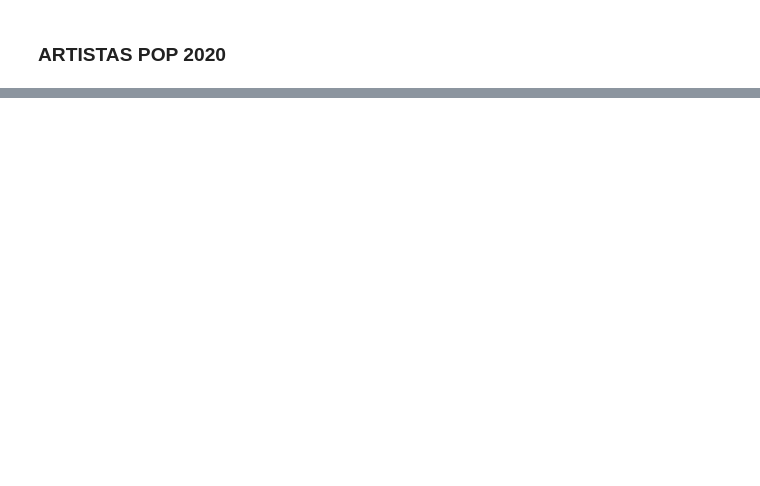
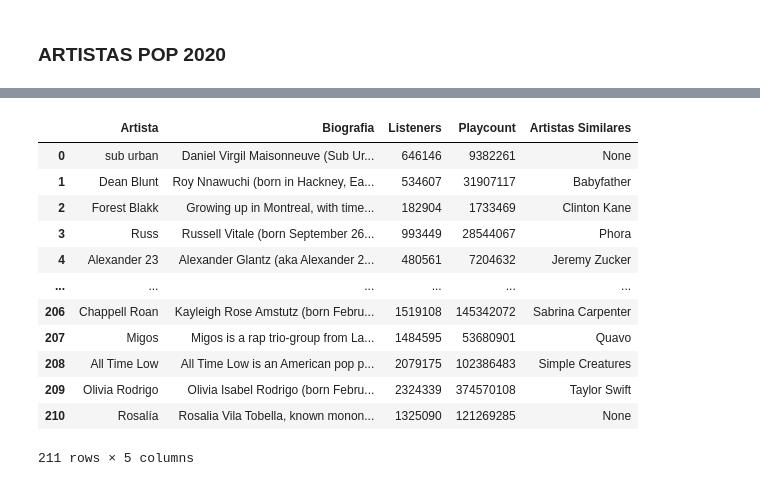
Before and after one commit to psainzpc/proyecto-da-promo-k-modulo-2-team-1, a Jupyter notebook: genero_pop.ipynb, the cells around one changed output, grey strips where cells are left out. Drawn from its saved outputs; the diff is of its cells as text; code cells hidden in the pictures; blank space fills up the shorter version.

```diff
--- a/genero_pop.ipynb
+++ b/genero_pop.ipynb
@@ -327,0 +363,37 @@ pd.DataFrame(artistas_2020_mb)
+# %%
+dic_artistas_2020 = {"Artista":[], "Biografia":[], "Listeners":[], "Playcount":[], "Artistas Similares":[]}
+for a in lista_artistas_2020:
+    params_info = {
+        'method': 'artist.getinfo',
+        'artist': a,
+        'api_key': api_key,
+        'format': 'json'
+        }
+    url = f"http://ws.audioscrobbler.com/2.0/"
+    respuesta = requests.get(url, params=params_info)
+    artista = respuesta.json()
+    try:
+        dic_artistas_2020['Artista'].append(artista["artist"]["name"])
+    except:
+        dic_artistas_2020["Artista"].append(None)
+    try:
+        dic_artistas_2020["Biografia"].append(artista["artist"]["bio"]["summary"])
+    except:
+        dic_artistas_2020["Biografia"].append(None)
+    try:
+        dic_artistas_2020["Listeners"].append(artista["artist"]["stats"]["listeners"])
+    except:
+        dic_artistas_2020["Listeners"].append(None)
+    try:
+        dic_artistas_2020["Playcount"].append(artista["artist"]["stats"]["playcount"])
+    except:
+        dic_artistas_2020["Playcount"].append(None)
+    try:
+        dic_artistas_2020["Artistas Similares"].append(artista["artist"]["similar"]["artist"][0]["name"])
+    except:
+        dic_artistas_2020["Artistas Similares"].append(None)
+print((dic_artistas_2020["Artista"]))
+print((dic_artistas_2020["Biografia"]))
+print((dic_artistas_2020["Listeners"]))
+print((dic_artistas_2020["Playcount"]))
+print((dic_artistas_2020["Artistas Similares"]))
@@ -327,0 +422,16 @@ pd.DataFrame(artistas_2020_mb)
+# %%
+pd.DataFrame(dic_artistas_2020)
+# %% [output]
+|  | Artista | Biografia | Listeners | Playcount | Artistas Similares |
+| 0 | sub urban | Daniel Virgil Maisonneuve (Sub Ur... | 646146 | 9382261 | None |
+| 1 | Dean Blunt | Roy Nnawuchi (born in Hackney, Ea... | 534607 | 31907117 | Babyfather |
+| 2 | Forest Blakk | Growing up in Montreal, with time... | 182904 | 1733469 | Clinton Kane |
+| 3 | Russ | Russell Vitale (born September 26... | 993449 | 28544067 | Phora |
+| 4 | Alexander 23 | Alexander Glantz (aka Alexander 2... | 480561 | 7204632 | Jeremy Zucker |
+| ... | ... | ... | ... | ... | ... |
+| 206 | Chappell Roan | Kayleigh Rose Amstutz (born Febru... | 1519108 | 145342072 | Sabrina Carpenter |
+| 207 | Migos | Migos is a rap trio-group from La... | 1484595 | 53680901 | Quavo |
+| 208 | All Time Low | All Time Low is an American pop p... | 2079175 | 102386483 | Simple Creatures |
+| 209 | Olivia Rodrigo | Olivia Isabel Rodrigo (born Febru... | 2324339 | 374570108 | Taylor Swift |
+| 210 | Rosalía | Rosalia Vila Tobella, known monon... | 1325090 | 121269285 | None |
+211 rows × 5 columns
```
Also changed, not shown: parts of 18 cells of this notebook, 1 other file.
